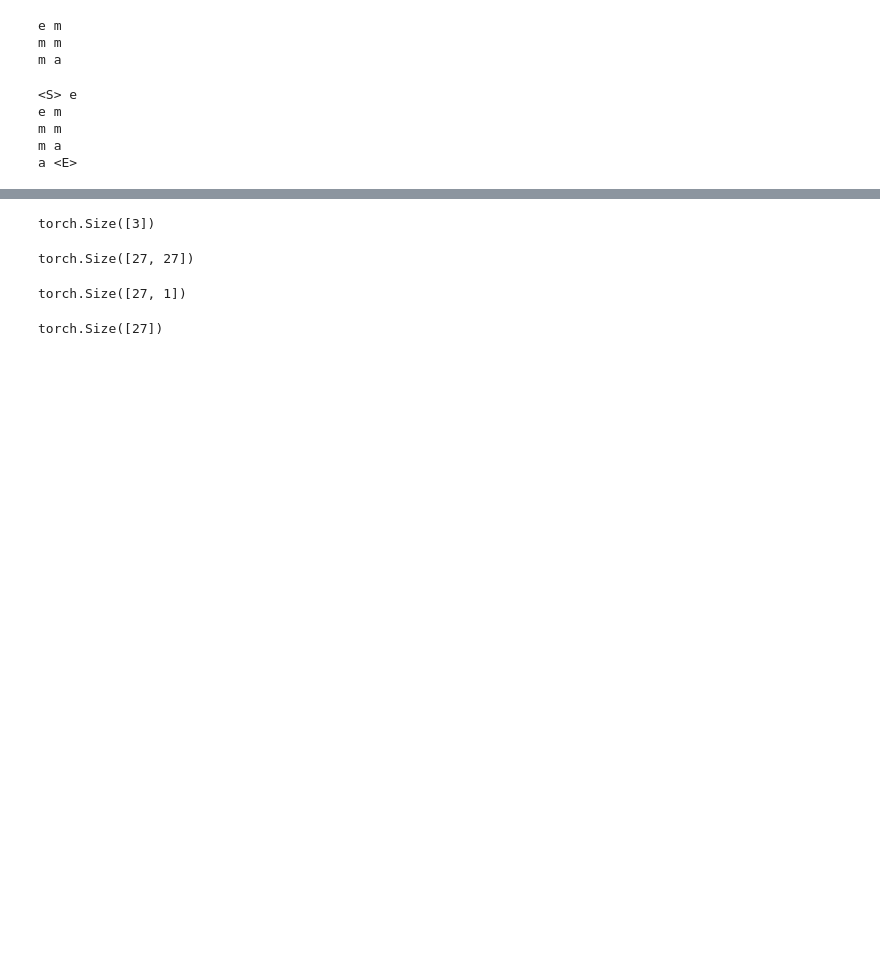
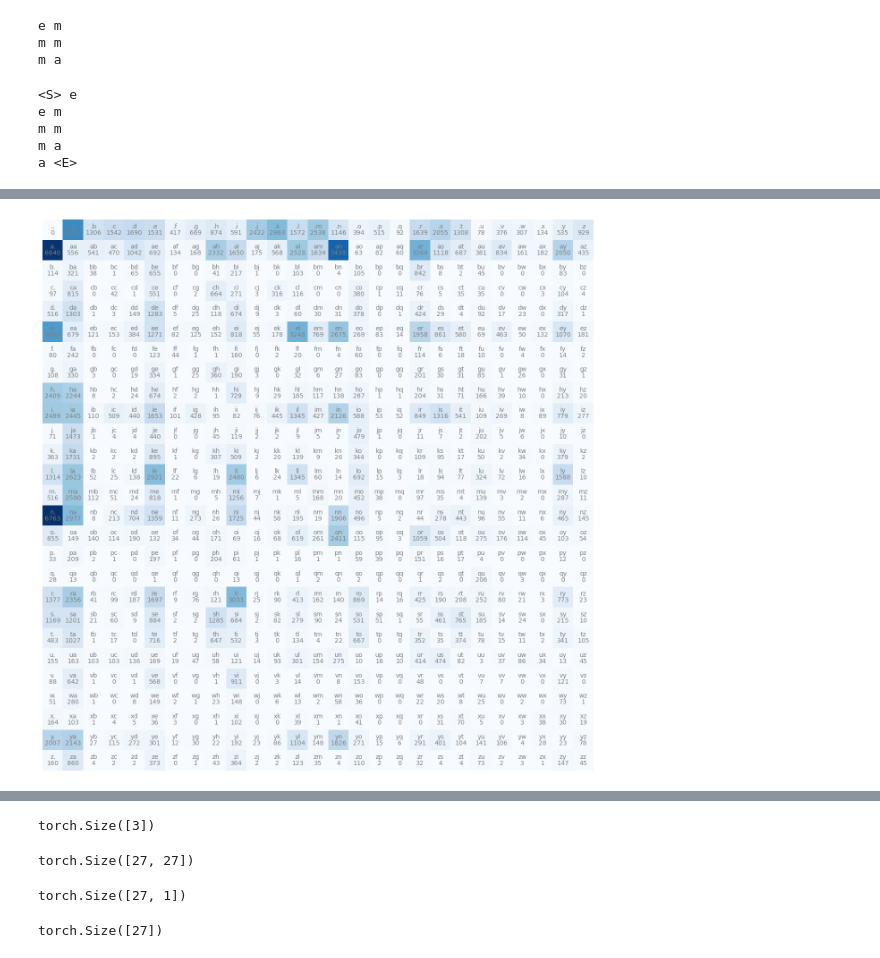
Before and after one commit to tealeave/andrej_karpathy, a Jupyter notebook: nn-zero-to-hero/lectures/makemore/makemore_part1_bigrams.ipynb, the cells around one changed output, grey strips where cells are left out. Saved outputs shown, nothing was run; the diff lists cells and outputs as text; code cells hidden in the pictures; blank space fills up the shorter version.

```diff
--- a/nn-zero-to-hero/lectures/makemore/makemore_part1_bigrams.ipynb
+++ b/nn-zero-to-hero/lectures/makemore/makemore_part1_bigrams.ipynb
@@ -151,0 +161,35 @@ tensor([1, 1, 2, 0, 0, 2, 1, 1, 0, 0, 0, 1, 1, 0, 0, 1, 1, 0, 0, 1, 0, 2, 0, 0,
+# %%
+N = torch.zeros((27, 27), dtype=torch.int32)
+# Extracting unique characters from the 'words' list and sorting them, there are 26 letters in the alphabet
+chars = sorted(list(set(''.join(words))))
+
+# String to Index. Creating a dictionary that maps each character to its index (starting from 1){'a': 1,'b': 2,...etc}
+stoi = {s:i+1 for i,s in enumerate(chars)}
+stoi['.'] = 0
+
+# Index to String. Creating a dictionary that maps each index to its corresponding character
+itos = {i:s for s,i in stoi.items()}
+
+for w in words:
+  # create a list of characters for the word and add start and end tokens
+  chs = ['.'] + list(w) + ['.']
+  # Count the chars of each word and create a 2d array where rows and columns representing the first and second characters of the bigram
+  for ch1, ch2 in zip(chs, chs[1:]):
+    ix1 = stoi[ch1]
+    ix2 = stoi[ch2]
+    N[ix1, ix2] += 1
+
+plt.figure(figsize=(16,16))
+plt.imshow(N, cmap='Blues')
+for i in range(27):
+    for j in range(27):
+        # create a character string for the bigram
+        chstr = itos[i] + itos[j]
+        # we know i is the row index and j is the column index, so we can use them to get the count of the bigram
+        # plt.text(x, y, text, ha, va, color)
+        plt.text(j, i, chstr, ha="center", va="bottom", color='gray')
+        # .item() will get the value of the tensor
+        plt.text(j, i, N[i, j].item(), ha="center", va="top", color='gray')
+plt.axis('off');
+# %% [output]
+[figure, added]
```
Also changed, not shown: parts of 24 cells of this notebook.
